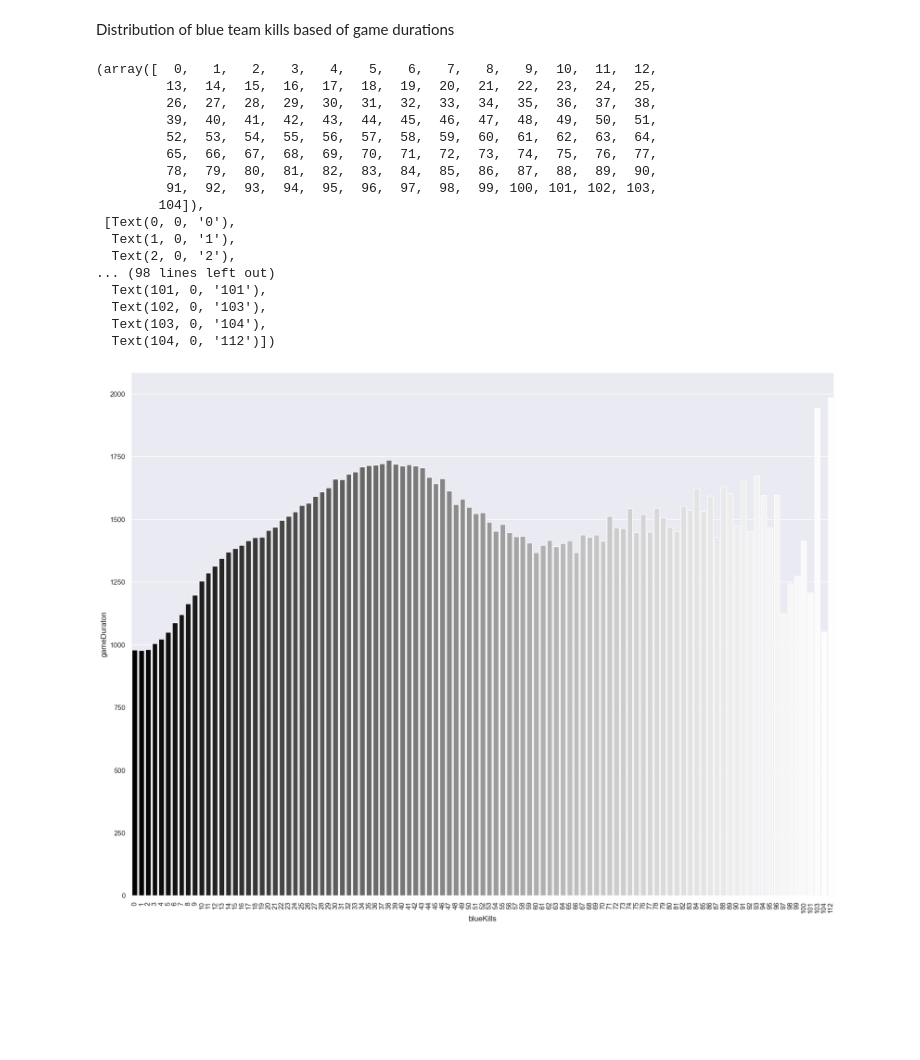
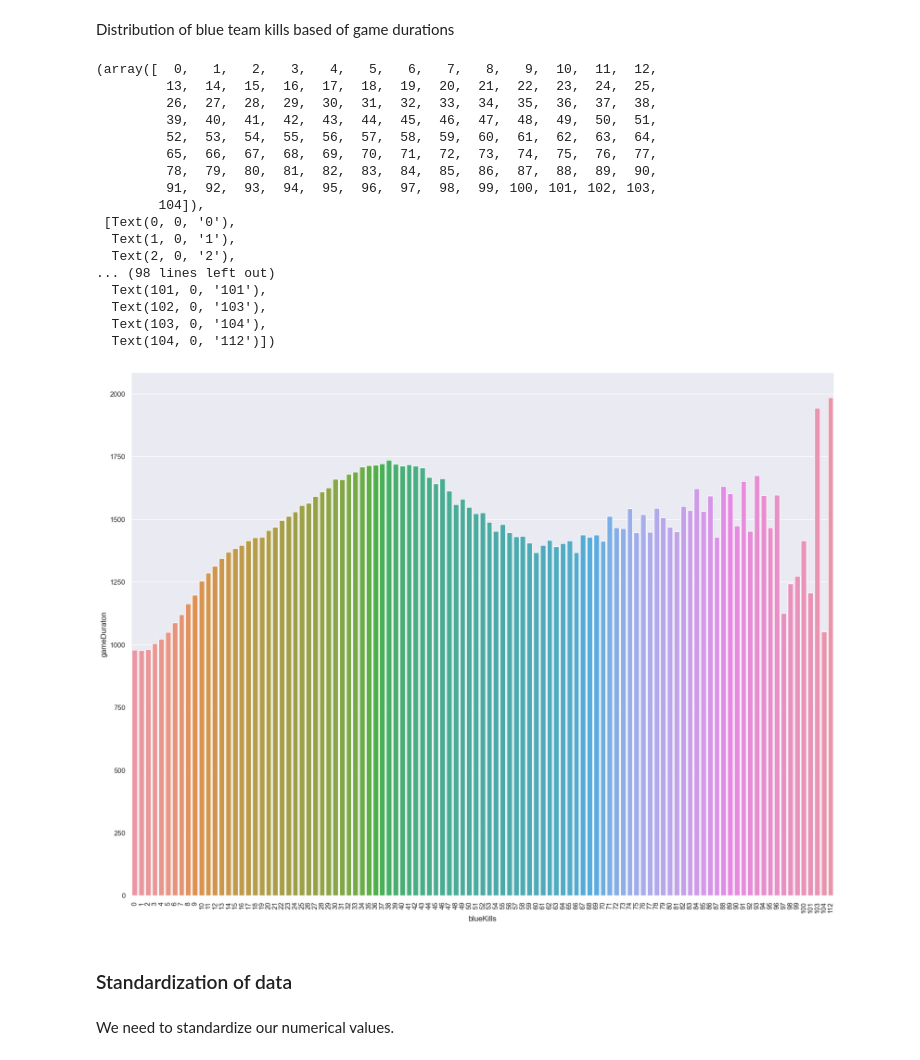
Before and after one commit to perkzen/Data_science_and_ML_notebooks, a Jupyter notebook: league_of_legneds_ml/notebook.ipynb, the cells around one changed output. Saved outputs shown, nothing was run; the diff lists cells and outputs as text; code cells hidden in the pictures; blank space fills up the shorter version.

```diff
--- a/league_of_legneds_ml/notebook.ipynb
+++ b/league_of_legneds_ml/notebook.ipynb
@@ -169,25 +171,30 @@ Red team wins 30% when the make first blood
 Distribution of blue team kills based of game durations
 # %%
 from matplotlib import pyplot as plt
-sns.set(rc={'figure.figsize':(20,15)})
-sns.barplot(data=df, estimator=np.mean, y="gameDuraton", x="blueKills", palette='Greys_r', errorbar=None)
+
+sns.set(rc={'figure.figsize': (20, 15)})
+sns.barplot(data=df, estimator=np.mean, y="gameDuraton", x="blueKills", errorbar=None)
 plt.xticks(rotation=90)
 # %% [output]
 (array([  0,   1,   2,   3,   4,   5,   6,   7,   8,   9,  10,  11,  12,
          13,  14,  15,  16,  17,  18,  19,  20,  21,  22,  23,  24,  25,
          26,  27,  28,  29,  30,  31,  32,  33,  34,  35,  36,  37,  38,
          39,  40,  41,  42,  43,  44,  45,  46,  47,  48,  49,  50,  51,
          52,  53,  54,  55,  56,  57,  58,  59,  60,  61,  62,  63,  64,
          65,  66,  67,  68,  69,  70,  71,  72,  73,  74,  75,  76,  77,
          78,  79,  80,  81,  82,  83,  84,  85,  86,  87,  88,  89,  90,
          91,  92,  93,  94,  95,  96,  97,  98,  99, 100, 101, 102, 103,
         104]),
  [Text(0, 0, '0'),
   Text(1, 0, '1'),
   Text(2, 0, '2'),
 ... (98 lines left out)
   Text(101, 0, '101'),
   Text(102, 0, '103'),
   Text(103, 0, '104'),
   Text(104, 0, '112')])
-[figure, old version]
+[figure, new version]
+# %% [markdown]
+### Standardization of data
+# %% [markdown]
+We need to standardize our numerical values.
```
Also changed, not shown: parts of 17 cells of this notebook.
